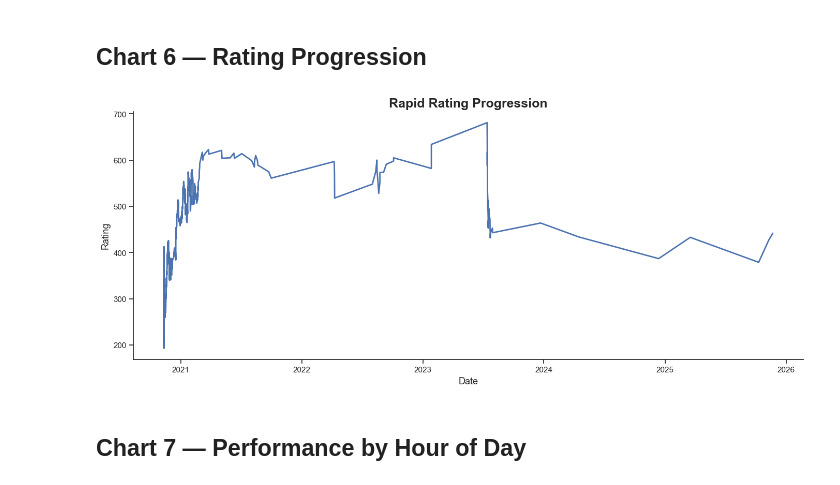
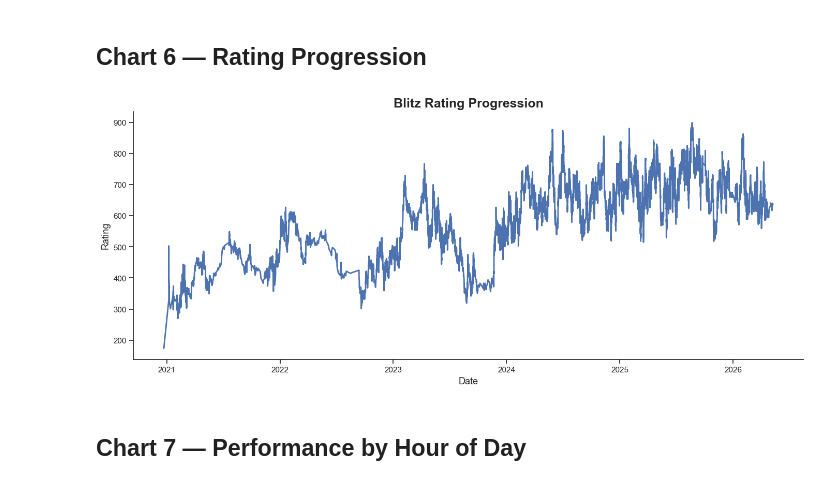
Before and after one commit to elmurie/chesscom-personal-analysis, a Jupyter notebook: notebooks/04_visualizations.ipynb, the cells around one changed output. Drawn from its saved outputs; the diff is of its cells as text; code cells hidden in the pictures.

Commit message:
blitz viz

```diff
--- a/notebooks/04_visualizations.ipynb
+++ b/notebooks/04_visualizations.ipynb
@@ -522,32 +522,32 @@ picture of the player's chess identity.
 # %% [markdown]
 ## Chart 6 — Rating Progression
 # %%
-rapid = (
-    df[df["time_class"] == "rapid"]
+blitz = (
+    df[df["time_class"] == "blitz"]
     .sort_values("date")
 )
 # %%
 fig, ax = plt.subplots()
 
 sns.lineplot(
-    data=rapid,
+    data=blitz,
     x="date",
     y="player_rating",
     linewidth=2,
     ax=ax
 )
 
-ax.set_title("Rapid Rating Progression")
+ax.set_title("Blitz Rating Progression")
 ax.set_xlabel("Date")
 ax.set_ylabel("Rating")
 
 sns.despine(ax=ax)
 plt.tight_layout()
 plt.show()
 
 fig.savefig(PLOTS_DIR / "06_rating_progression.png", dpi=300, bbox_inches="tight")
 # %% [output]
-[figure, old version]
+[figure, new version]
 # %% [markdown]
 ## Chart 7 — Performance by Hour of Day
 # %%
```
Also changed, not shown: parts of 1 cell of this notebook, 1 other file.
